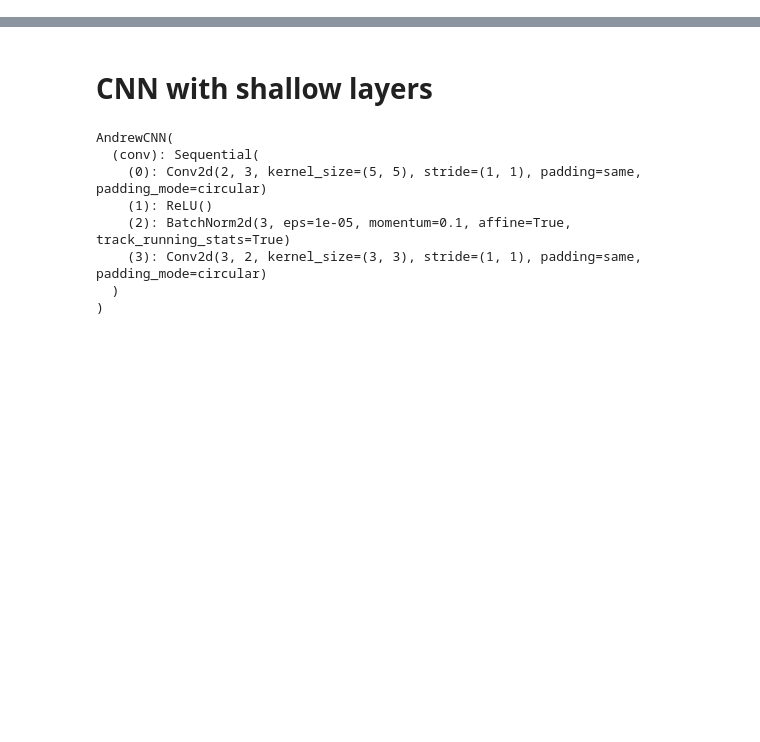
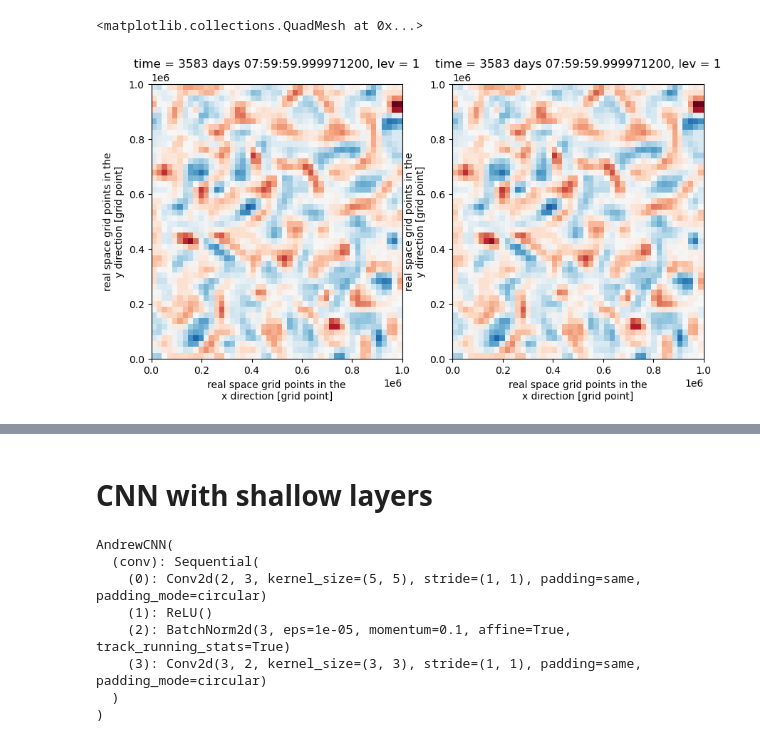
Before and after one commit to m2lines/pyqg_generative, a Jupyter notebook: notebooks/Shallow_CNNs.ipynb, the cells around one changed output, grey strips where cells are left out. Drawn from its saved outputs; the diff is of its cells as text; code cells hidden in the pictures; blank space fills up the shorter version.

```diff
--- a/notebooks/Shallow_CNNs.ipynb
+++ b/notebooks/Shallow_CNNs.ipynb
@@ -18,0 +42,9 @@ warnings.filterwarnings("ignore")
+# %%
+plt.figure(figsize=(10,5))
+plt.subplot(1,2,1)
+train.q.isel(lev=0,run=0,time=-1).plot(add_colorbar=False)
+plt.subplot(1,2,2)
+train.q.isel(lev=0,run=6,time=-1).plot(add_colorbar=False)
+# %% [output]
+<matplotlib.collections.QuadMesh at 0x...>
+[figure, added]
```
Also changed, not shown: parts of 45 cells of this notebook, 10 other files.
